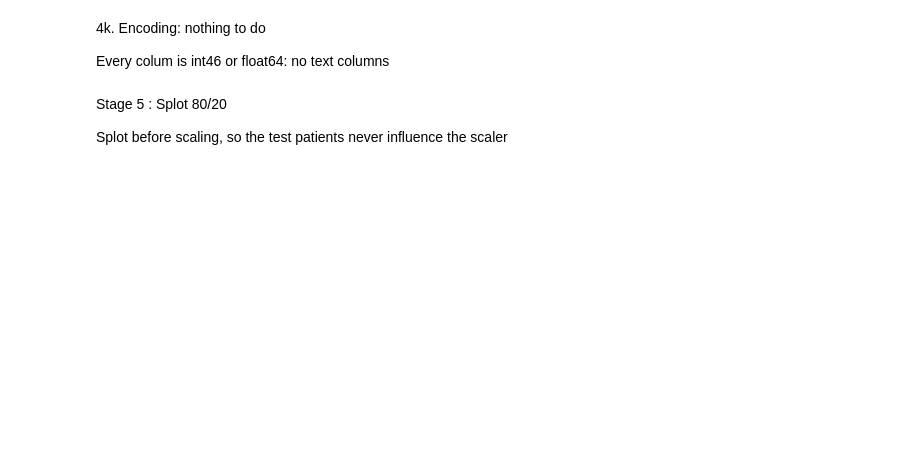
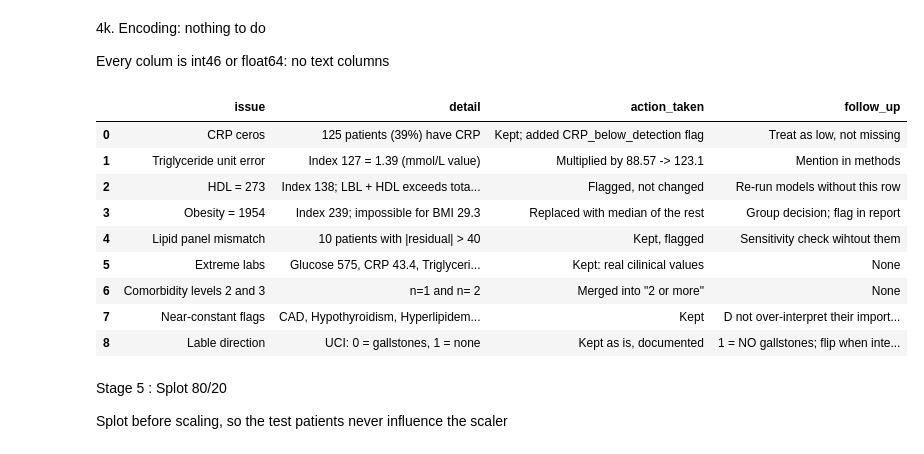
Before and after one commit to SR-Modi/GallStone_Project, a Jupyter notebook: DataProcessing_Complete.ipynb, the cells around one changed output. Drawn from its saved outputs; the diff is of its cells as text; code cells hidden in the pictures; blank space fills up the shorter version.

```diff
--- a/DataProcessing_Complete.ipynb
+++ b/DataProcessing_Complete.ipynb
@@ -552,35 +813,46 @@ quality_rows= [
     ['Triglyceride unit error', 'Index 127 = 1.39 (mmol/L value)',
      'Multiplied by 88.57 -> 123.1', 'Mention in methods'],
 
     ['HDL = 273', 'Index 138; LBL + HDL exceeds total cholesterol by 132',
      'Flagged, not changed', 'Re-run models without this row'],
 
     ['Obesity = 1954', 'Index 239; impossible for BMI 29.3',
      'Replaced with median of the rest', 'Group decision; flag in report'],
 
     ['Lipid panel mismatch', '10 patients with |residual| > 40',
      'Kept, flagged', 'Sensitivity check wihtout them'],
 
     ['Extreme labs', 'Glucose 575, CRP 43.4, Triglycerise 838',
      'Kept: real cilinical values', 'None'],
 
     ['Comorbidity levels 2 and 3', 'n=1 and n= 2',
      'Merged into "2 or more"', 'None'],
 
     ['Near-constant flags', 'CAD, Hypothyroidism, Hyperlipidemia: 12, 9, 8 cases',
      'Kept', 'D not over-interpret their importanct'],
 
-    ['Lable direction', 'UCI coding vs feature profile disagree',
-     'Open question', 'Group to decide and document'],
+    ['Lable direction', 'UCI: 0 = gallstones, 1 = none',
+     'Kept as is, documented', '1 = NO gallstones; flip when interpreting'],
 
 ]
 
 data_quality_flags = pd.DataFrame(quality_rows, columns=['issue',
                                                         'detail',
                                                         'action_taken',
                                                         'follow_up'])
 
 data_quality_flags
+# %% [output]
+|  | issue | detail | action_taken | follow_up |
+| 0 | CRP ceros | 125 patients (39%) have CRP | Kept; added CRP_below_detection flag | Treat as low, not missing |
+| 1 | Triglyceride unit error | Index 127 = 1.39 (mmol/L value) | Multiplied by 88.57 -> 123.1 | Mention in methods |
+| 2 | HDL = 273 | Index 138; LBL + HDL exceeds tota... | Flagged, not changed | Re-run models without this row |
+| 3 | Obesity = 1954 | Index 239; impossible for BMI 29.3 | Replaced with median of the rest | Group decision; flag in report |
+| 4 | Lipid panel mismatch | 10 patients with |residual| > 40 | Kept, flagged | Sensitivity check wihtout them |
+| 5 | Extreme labs | Glucose 575, CRP 43.4, Triglyceri... | Kept: real cilinical values | None |
+| 6 | Comorbidity levels 2 and 3 | n=1 and n= 2 | Merged into "2 or more" | None |
+| 7 | Near-constant flags | CAD, Hypothyroidism, Hyperlipidem... | Kept | D not over-interpret their import... |
+| 8 | Lable direction | UCI: 0 = gallstones, 1 = none | Kept as is, documented | 1 = NO gallstones; flip when inte... |
 # %% [markdown]
 Stage 5 : Splot 80/20
 
```
Also changed, not shown: parts of 31 cells of this notebook, 1 other file.
